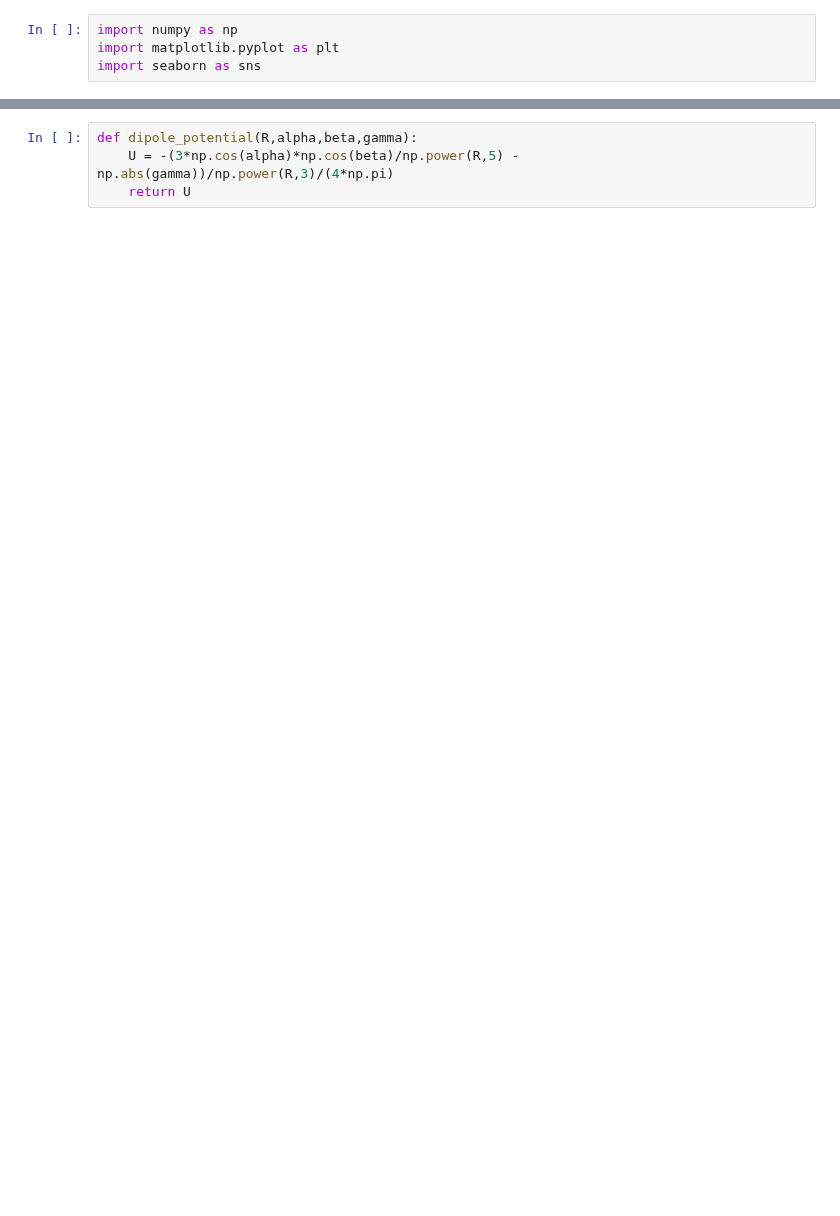
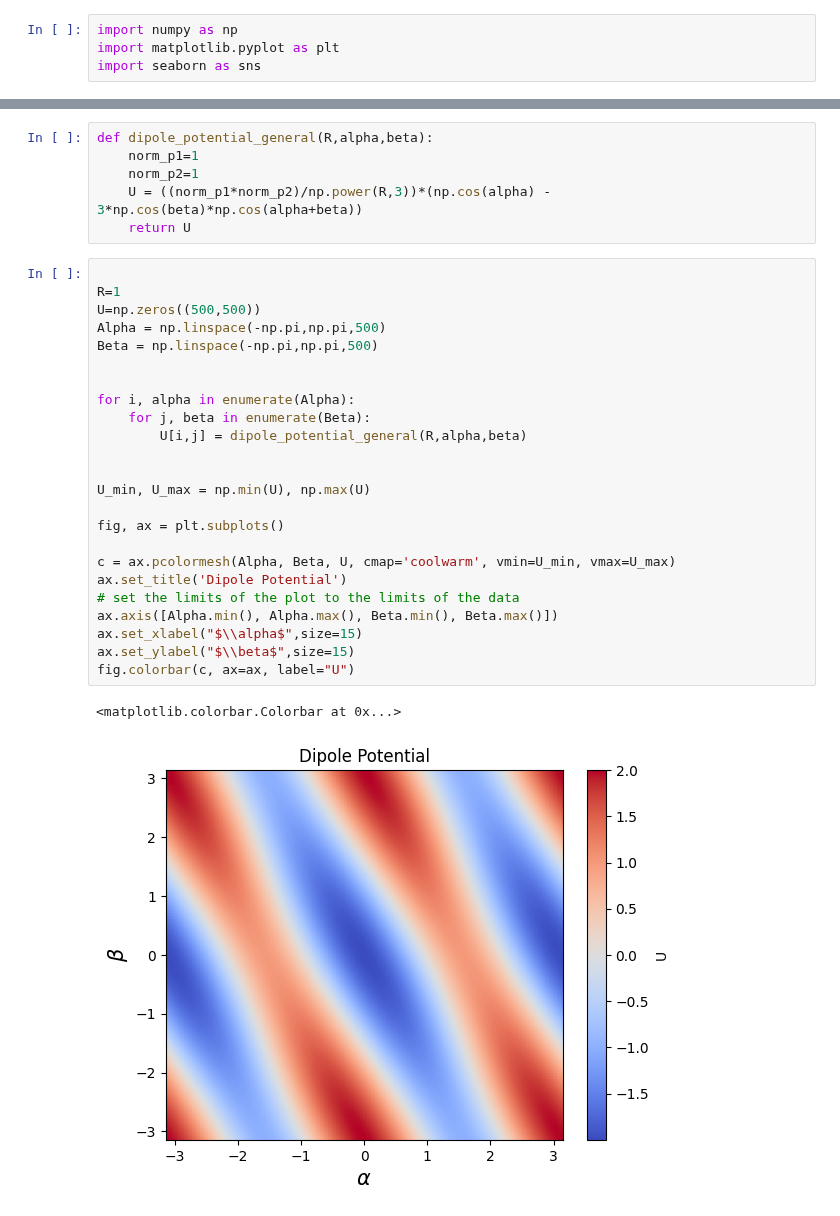
Before and after one commit to OljaOctagon/MagneticParticles, a Jupyter notebook: rigid_magnetic/dipole.ipynb, the cells around one changed output, grey strips where cells are left out. Saved outputs shown, nothing was run; the diff lists cells and outputs as text; blank space fills up the shorter version.

```diff
--- a/rigid_magnetic/dipole.ipynb
+++ b/rigid_magnetic/dipole.ipynb
@@ -32,4 +38,33 @@ plt.show()
 # %%
-def dipole_potential(R,alpha,beta,gamma):
-    U = -(3*np.cos(alpha)*np.cos(beta)/np.power(R,5) - np.abs(gamma))/np.power(R,3)/(4*np.pi)
+def dipole_potential_general(R,alpha,beta):
+    norm_p1=1
+    norm_p2=1
+    U = ((norm_p1*norm_p2)/np.power(R,3))*(np.cos(alpha) - 3*np.cos(beta)*np.cos(alpha+beta))
     return U
+# %%
+
+R=1
+U=np.zeros((500,500))
+Alpha = np.linspace(-np.pi,np.pi,500)
+Beta = np.linspace(-np.pi,np.pi,500)
+
+
+for i, alpha in enumerate(Alpha):
+    for j, beta in enumerate(Beta):
+        U[i,j] = dipole_potential_general(R,alpha,beta)
+
+
+U_min, U_max = np.min(U), np.max(U)
+
+fig, ax = plt.subplots()
+
+c = ax.pcolormesh(Alpha, Beta, U, cmap='coolwarm', vmin=U_min, vmax=U_max)
+ax.set_title('Dipole Potential')
+# set the limits of the plot to the limits of the data
+ax.axis([Alpha.min(), Alpha.max(), Beta.min(), Beta.max()])
+ax.set_xlabel("$\\alpha$",size=15)
+ax.set_ylabel("$\\beta$",size=15)
+fig.colorbar(c, ax=ax, label="U")
+# %% [output]
+<matplotlib.colorbar.Colorbar at 0x...>
+[figure, added]
```
Also changed, not shown: parts of 1 cell of this notebook.
